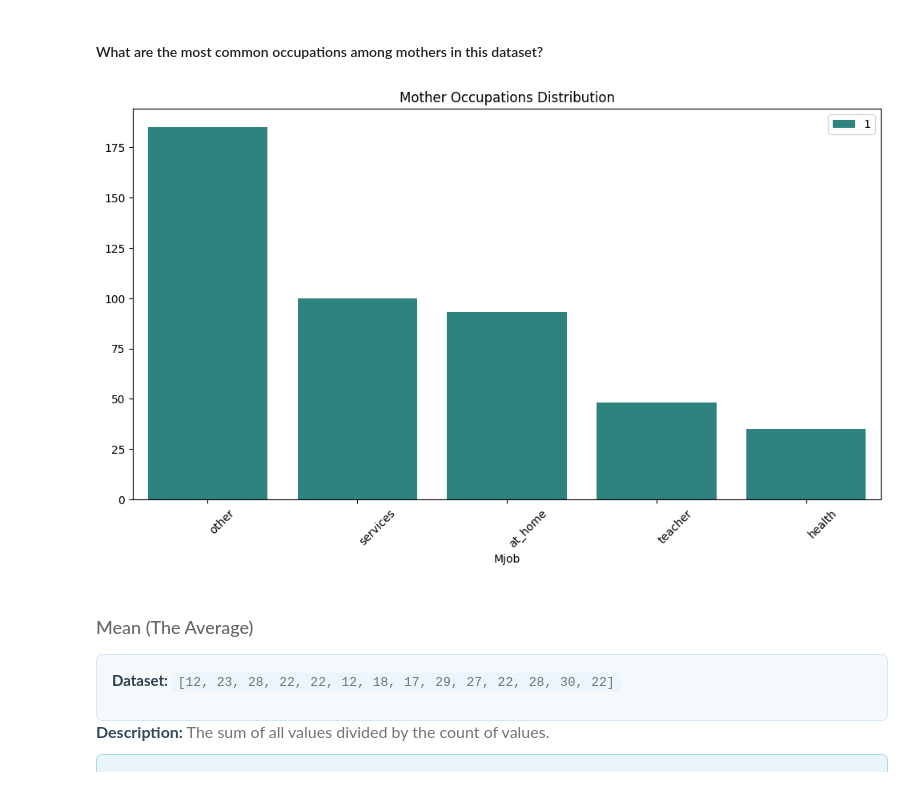
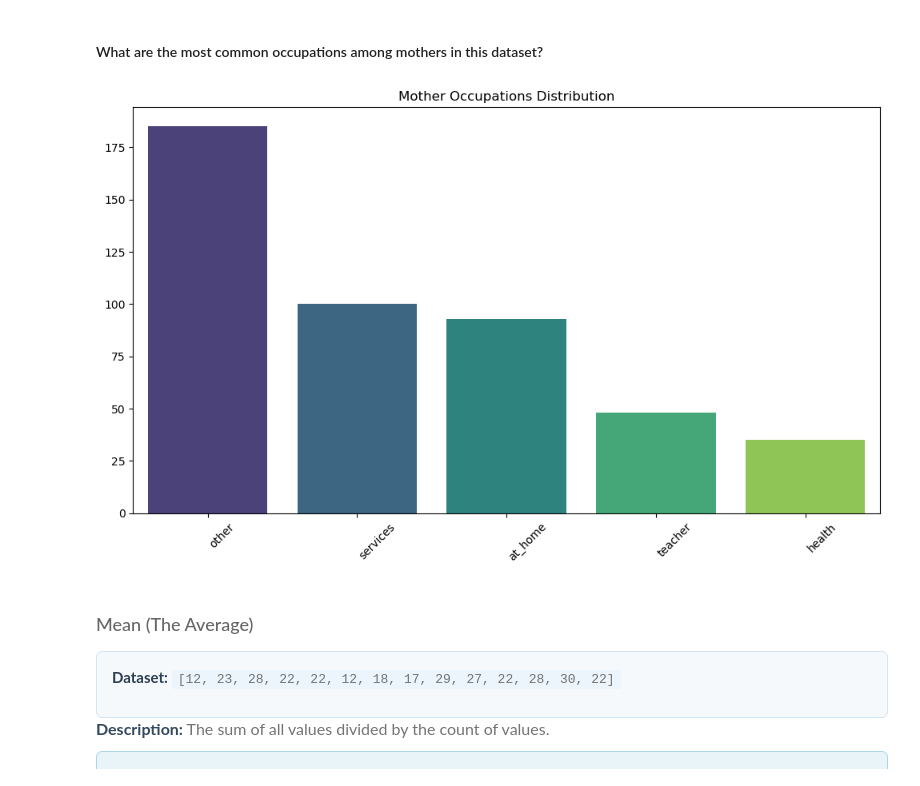
Before and after one commit to Git-arwa/Project_majal, a Jupyter notebook: Day4-Practical.ipynb, the cells around one changed output. Saved outputs shown, nothing was run; the diff lists cells and outputs as text; code cells hidden in the pictures.

```diff
--- a/Day4-Practical.ipynb
+++ b/Day4-Practical.ipynb
@@ -1057,21 +1057,20 @@ plt.show()
 # %%
 # Count the top 10 most common mother jobs
 mjob_counts = df['Mjob'].value_counts().head(10)
 
 # Plot
 plt.figure(figsize=(10, 6))
 sns.barplot(
     x=mjob_counts.index,
     y=mjob_counts.values,
-    hue=1,
     palette="viridis"
 )
 plt.xticks(rotation=45, ha='left')
 plt.tight_layout()
 plt.title("Mother Occupations Distribution")
 plt.show()
 # %% [output]
-[figure, old version]
+[figure, new version]
 # %%
 #Task3
 #add titels for this chart and change the colors to deep and change rotation
```
Also changed, not shown: parts of 18 cells of this notebook.
